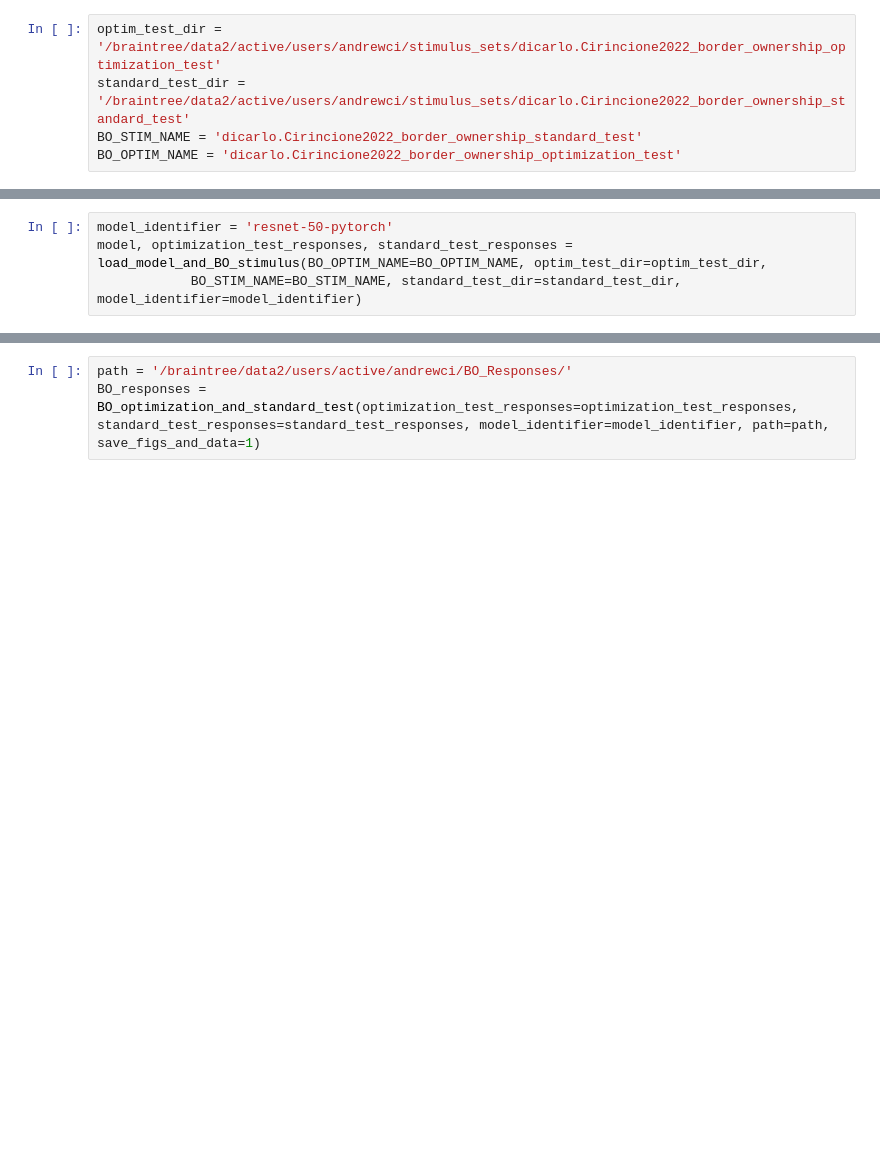
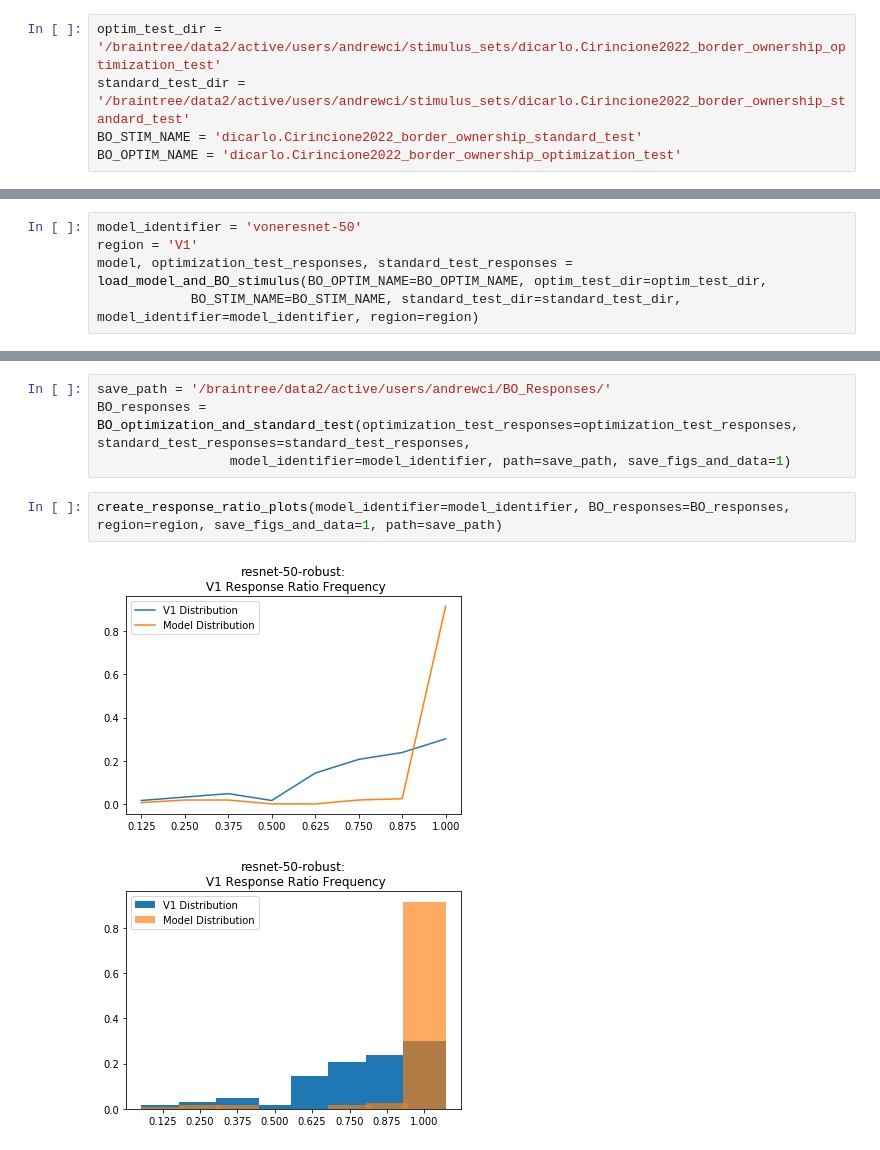
Before and after one commit to AJCirincione/brain-score, a Jupyter notebook: packaging/dicarlo/cirincione/BO_activations.ipynb, the cells around one changed output, grey strips where cells are left out. Cells and saved outputs as stored; diff of their text form; blank space fills up the shorter version.

```diff
--- a/packaging/dicarlo/cirincione/BO_activations.ipynb
+++ b/packaging/dicarlo/cirincione/BO_activations.ipynb
@@ -17,7 +19,8 @@ print(brain_translated_pool.keys())
 # %% [output]
 dict_keys(['alexnet', 'squeezenet1_0', 'squeezenet1_1', 'resnet-18', 'resnet-34', 'resnet-50-pytorch', 'resnet-50-robust', 'vgg-16', 'vgg-19', 'vggface', 'xception', 'densenet-121', 'densenet-169', 'd ...
 # %%
-model_identifier = 'resnet-50-pytorch'
+model_identifier = 'voneresnet-50'
+region = 'V1'
 model, optimization_test_responses, standard_test_responses = load_model_and_BO_stimulus(BO_OPTIM_NAME=BO_OPTIM_NAME, optim_test_dir=optim_test_dir,
-            BO_STIM_NAME=BO_STIM_NAME, standard_test_dir=standard_test_dir, model_identifier=model_identifier)
+            BO_STIM_NAME=BO_STIM_NAME, standard_test_dir=standard_test_dir, model_identifier=model_identifier, region=region)
 # %% [output]
@@ -31,3 +45,9 @@ KeyboardInterrupt:
 # %%
-path = '/braintree/data2/users/active/andrewci/BO_Responses/'
-BO_responses = BO_optimization_and_standard_test(optimization_test_responses=optimization_test_responses, standard_test_responses=standard_test_responses, model_identifier=model_identifier, path=path, save_figs_and_data=1)
+save_path = '/braintree/data2/active/users/andrewci/BO_Responses/'
+BO_responses = BO_optimization_and_standard_test(optimization_test_responses=optimization_test_responses, standard_test_responses=standard_test_responses,
+                 model_identifier=model_identifier, path=save_path, save_figs_and_data=1)
+# %%
+create_response_ratio_plots(model_identifier=model_identifier, BO_responses=BO_responses, region=region, save_figs_and_data=1, path=save_path)
+# %% [output]
+[figure, added]
+[figure, added]
```
Also changed, not shown: parts of 3 cells of this notebook, 1 other file.
